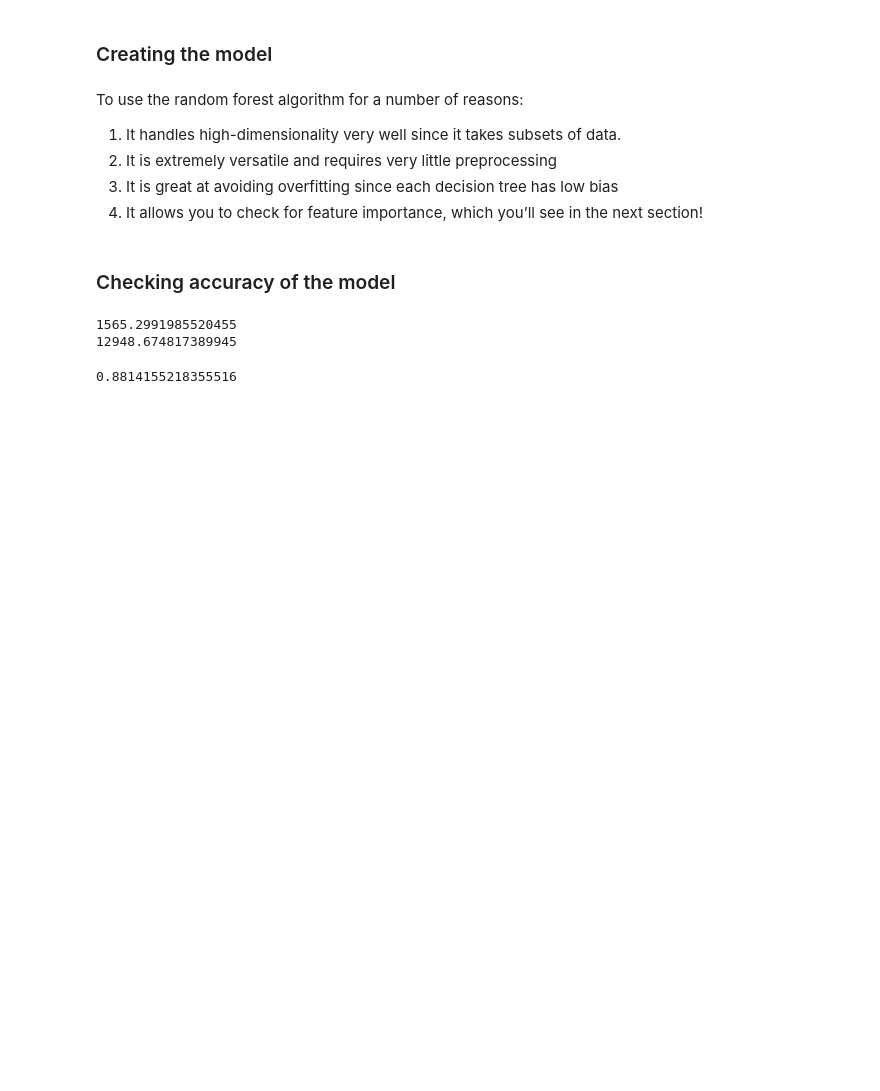
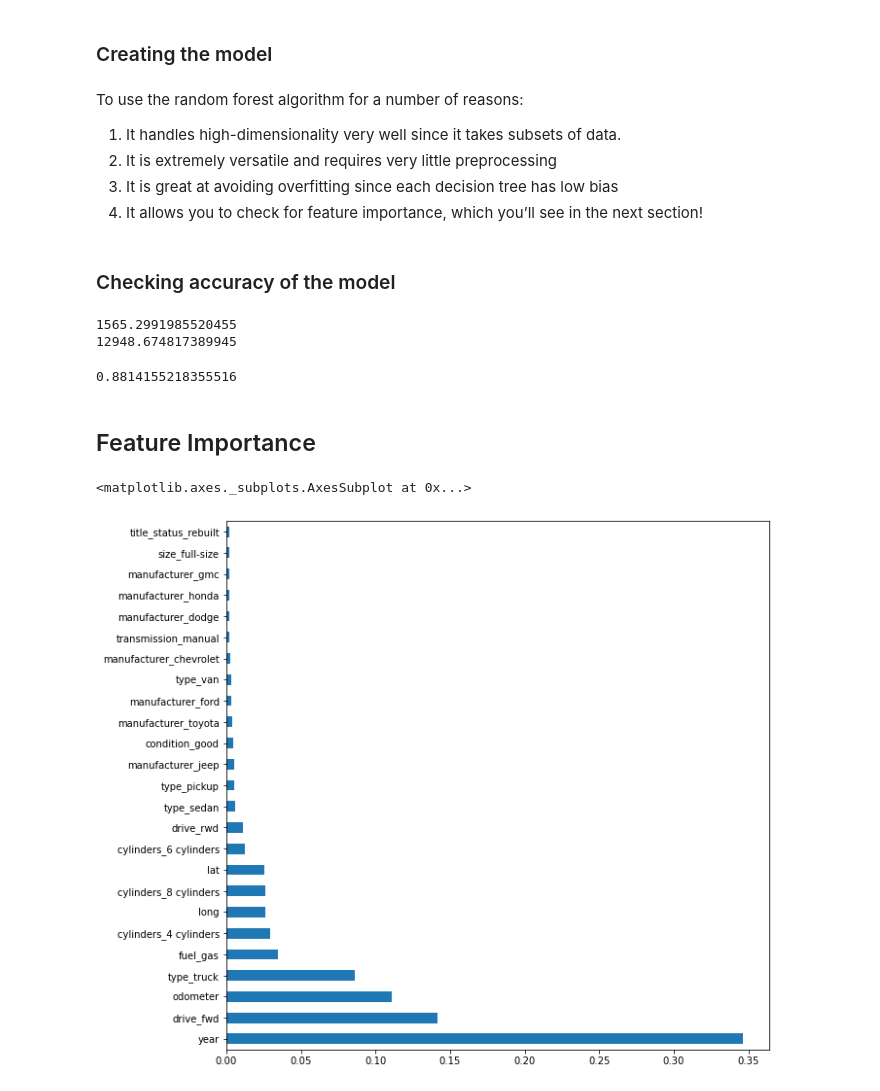
Before and after one commit to nasreenkhan/DataScience, a Jupyter notebook: Exploratory Data Analysis (EDA)/Used Car Dataset/Used Cars DataSet.ipynb, the cells around one changed output. Saved outputs shown, nothing was run; the diff lists cells and outputs as text; code cells hidden in the pictures; blank space fills up the shorter version.

Commit message:
Update Used Cars DataSet.ipynb
Update of Feature Importance

```diff
--- a/Exploratory Data Analysis (EDA)/Used Car Dataset/Used Cars DataSet.ipynb
+++ b/Exploratory Data Analysis (EDA)/Used Car Dataset/Used Cars DataSet.ipynb
@@ -269,3 +269,11 @@ model.score(X_test,y_test)
 1565.2991985520455
 12948.674817389945
 0.8814155218355516
+# %% [markdown]
+## Feature Importance
+# %%
+feat_importances = pd.Series(model.feature_importances_, index=X_head.columns)
+feat_importances.nlargest(25).plot(kind='barh',figsize=(10,10))
+# %% [output]
+<matplotlib.axes._subplots.AxesSubplot at 0x...>
+[figure, added]
```
